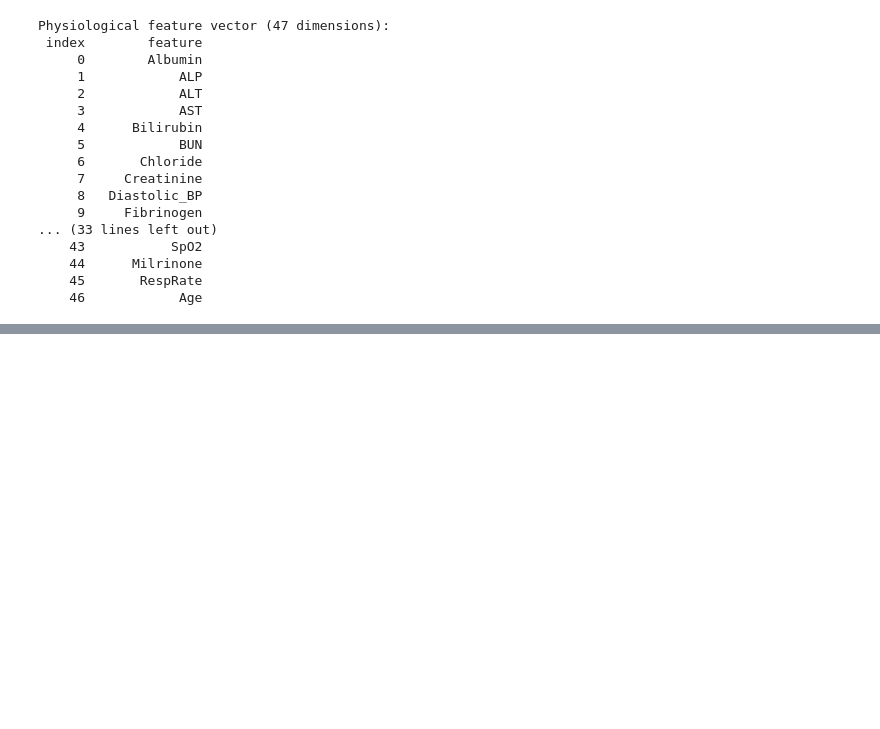
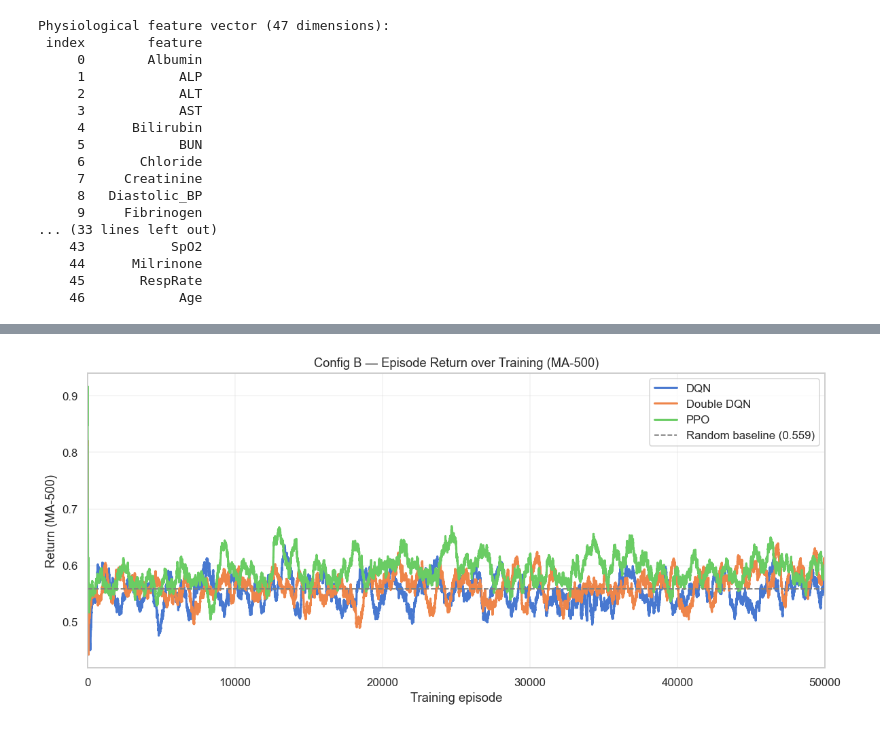
Before and after one commit to OliverKainIMS/ReinforcementLearningProject, a Jupyter notebook: sepsis_project - Students Version/rl_sepsis_project_configB.ipynb, the cells around one changed output, grey strips where cells are left out. Saved outputs shown, nothing was run; the diff lists cells and outputs as text; code cells hidden in the pictures; blank space fills up the shorter version.

```diff
--- a/sepsis_project - Students Version/rl_sepsis_project_configB.ipynb
+++ b/sepsis_project - Students Version/rl_sepsis_project_configB.ipynb
@@ -745 +600,21 @@ Each wrapper introduces a distinct clinical failure mode. Here we assess the tra
+# %%
+histories = {
+    'DQN':        hist_dqn,
+    'Double DQN': hist_ddqn,
+    'PPO':        hist_ppo,
+}
+baselines = {
+    f'Random baseline ({clinical_rand_mean:.3f})': clinical_rand_mean,
+}
+
+plot_return_curves(
+    histories,
+    window=MA_WINDOW,
+    title=f'Config B — Episode Return over Training (MA-{MA_WINDOW})',
+    baselines=baselines,
+    max_episodes=N_EPISODES,
+    savepath=f'{PLOTS_DIR}/configB_returns.png',
+)
+# %% [output]
+[figure, added]
 # %%
```
Also changed, not shown: parts of 54 cells of this notebook, 18 other files.
